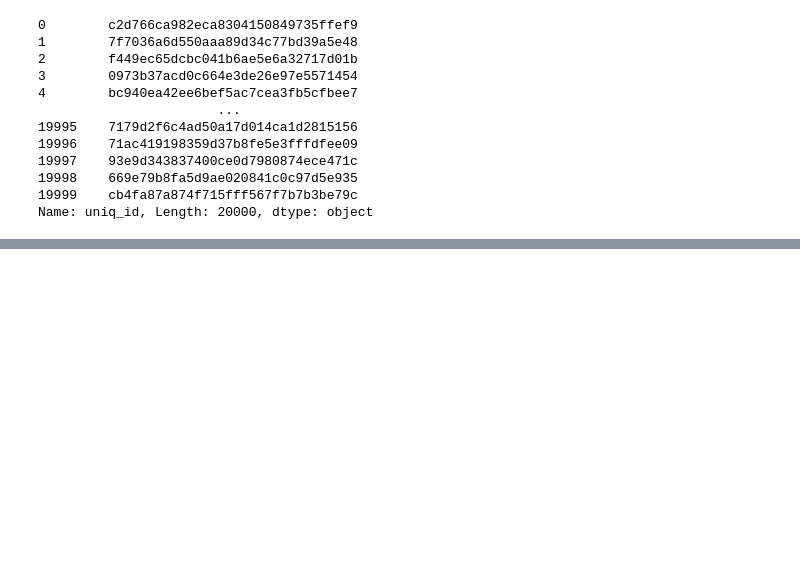
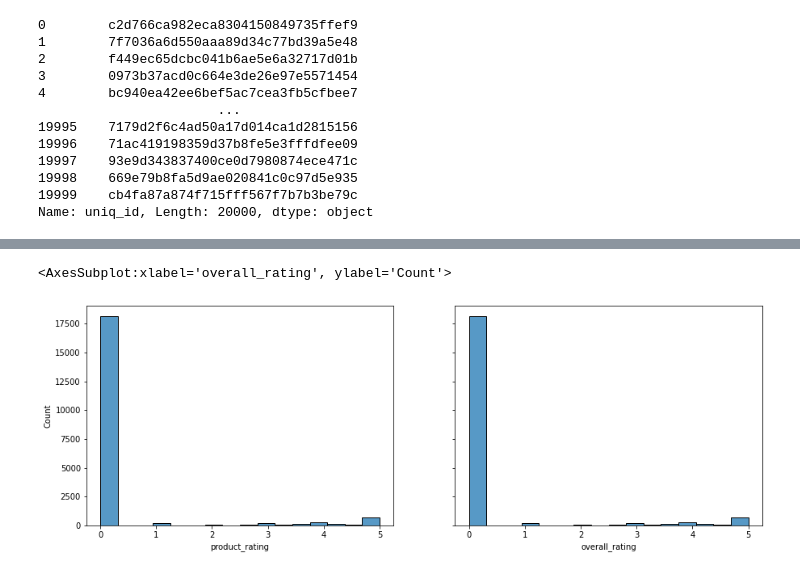
Before and after one commit to Techseeker-404/Recommendor_system, a Jupyter notebook: Recomend.ipynb, the cells around one changed output, grey strips where cells are left out. Cells and saved outputs as stored; diff of their text form; code cells hidden in the pictures; blank space fills up the shorter version.

Commit message:
EDA and data prep

```diff
--- a/Recomend.ipynb
+++ b/Recomend.ipynb
@@ -127,0 +222,7 @@ Name: uniq_id, Length: 20000, dtype: object
+# %%
+"""
+ Data Frame we required for making recommendation engine is based on the features as follows
+"""
+features = ["uniq_id","product_rating","product_name","overall_rating","brand"]
+data_rec = data[features]
+data_rec
@@ -127,0 +243,14 @@ Name: uniq_id, Length: 20000, dtype: object
+# %%
+"""
+ converting "no rating available" value in product_rating feature and overall rating to zero as
+ we need numerical values for ML model building and numerical evaluation
+"""
+def convert_prod_rat_zero(data_col):
+    data_col = pd.to_numeric(data_col.replace('[^\d.]','',regex=True),errors='coerce')
+    data_col = data_col.fillna(0)
+    data_col = data_col.astype("float32")
+    return data_col
+data_rec.product_rating = convert_prod_rat_zero(data_rec.product_rating)
+# %%
+data_rec.overall_rating = convert_prod_rat_zero(data_rec.overall_rating)
+data_rec.head(5)
@@ -127,0 +264,4 @@ Name: uniq_id, Length: 20000, dtype: object
+# %%
+## Atleast for now drop the columns that contains null value.  ie ,brand
+data_rec = data_rec.iloc[:,:-1]
+data_rec
@@ -127,0 +334,8 @@ Name: uniq_id, Length: 20000, dtype: object
+# %%
+fig , axes = plt.subplots(1,2,figsize=(15,5),sharey=True)
+
+sns.histplot(data_rec.product_rating,ax=axes[0])
+sns.histplot(data_rec.overall_rating,ax=axes[1])
+# %% [output]
+<AxesSubplot:xlabel='overall_rating', ylabel='Count'>
+[figure, added]
```
Also changed, not shown: parts of 29 cells of this notebook.
